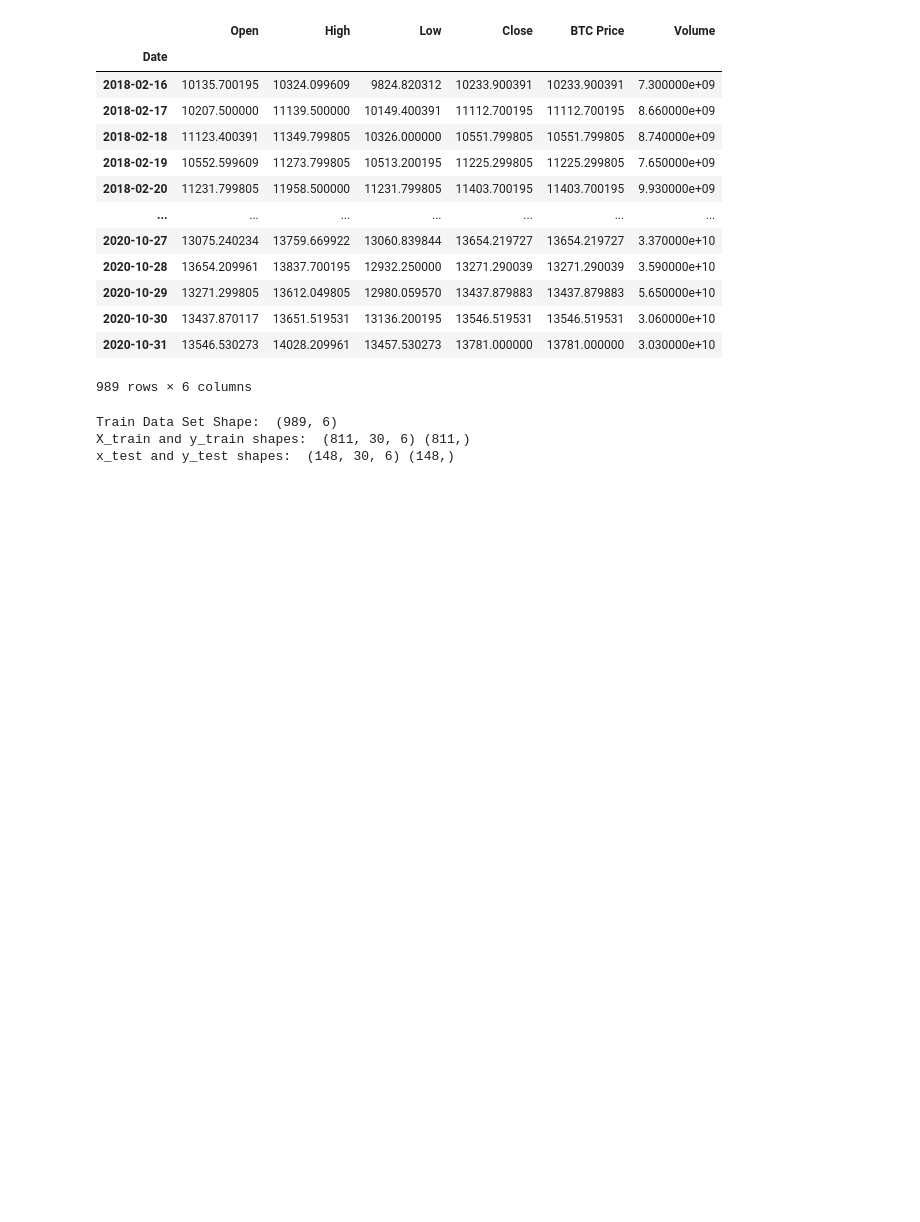
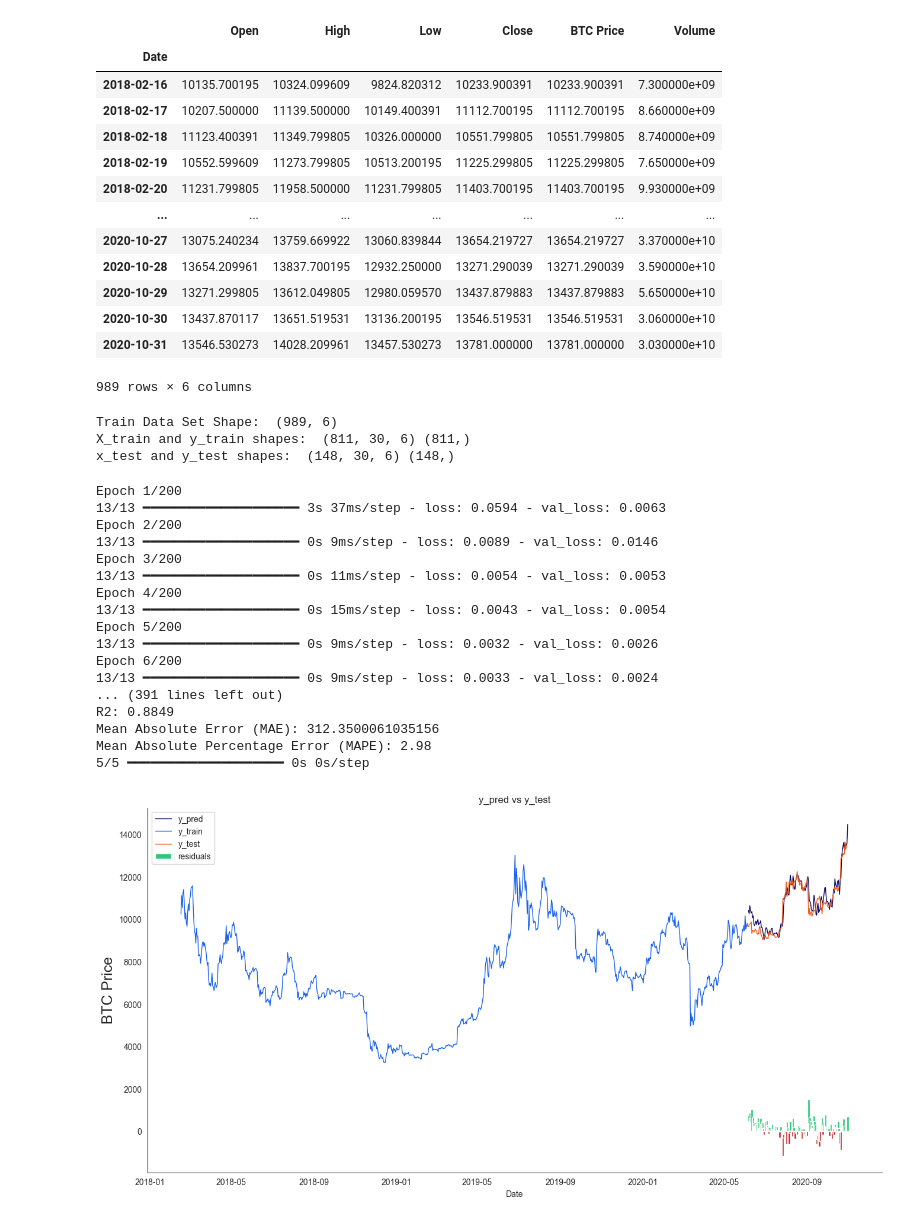
Before and after one commit to parhamde/On-Chain-Anlaytics, a Jupyter notebook: models/CNN_Training_with_On_Chain.ipynb, the cells around one changed output. Drawn from its saved outputs; the diff is of its cells as text; code cells hidden in the pictures; blank space fills up the shorter version.

Commit message:
Model training: model.fit() trains the model on the training data (x_train, y_train) for 200 epochs with a batch size of 64, using x_test and y_test for validation.
Predictions: The model makes predictions on both training and testing data with model.predict(), and the total execution time is printed.

Inverse scaling: The predicted (y_train_pred, y_test_pred) and actual (y_train_unscaled, y_test_unscaled) values are converted back to their original scale using inverse_transform.

Evaluation metrics:

R² score is calculated and printed.

Mean Absolute Error (MAE) and Mean Absolute Percentage Error (MAPE) are computed and displayed.

Data preparation for comparison:

Actual y_train and y_test data are placed into train and valid DataFrames.

Predicted values are added to valid, and residuals (differences between actual and predicted values) are calculated.

Combining data and filtering:

The train and valid DataFrames are merged into df_union, and df_union_zoom filters the data from a specified start date for visualization.

Visualization:

A line plot using sns.lineplot shows actual (y_test) and predicted (y_pred) prices.

A bar plot visualizes residuals, with positive residuals in green and negative in red.

The plot includes titles, axis labels, and color settings, and is displayed with plt.show().

This code helps assess the model's predictive performance by visualizing and analyzing actual vs. predicted results.

```diff
--- a/models/CNN_Training_with_On_Chain.ipynb
+++ b/models/CNN_Training_with_On_Chain.ipynb
@@ -110,3 +110,77 @@ model.add(Dense(1))  # Assuming you want to predict a single value
 # Compile the model
 start_time = time.time()
 model.compile(optimizer='adam', loss='mse')
+# %%
+history = model.fit(x_train, y_train, batch_size=64, epochs=200, validation_data=(x_test, y_test), verbose=1)
+
+# Evaluate the model
+y_train_pred = model.predict(x_train)
+y_test_pred = model.predict(x_test)
+print("--- %s seconds ---" % (time.time() - start_time))
+
+# Inverse scaling on the predictions
+y_train_pred = scaler_pred.inverse_transform(y_train_pred)
+y_test_pred = scaler_pred.inverse_transform(y_test_pred)
+y_train_unscaled = scaler_pred.inverse_transform(y_train.reshape(-1, 1))
+y_test_unscaled = scaler_pred.inverse_transform(y_test.reshape(-1, 1))
+
+# Calculate evaluation metrics
+r2 = r2_score(y_test_unscaled, y_test_pred)
+print(f'R2: {np.round(r2, 4)}')
+
+MAE = mean_absolute_error(y_test_unscaled, y_test_pred)
+print(f'Mean Absolute Error (MAE): {np.round(MAE, 2)}')
+
+MAPE = np.mean((np.abs(np.subtract(y_test_unscaled, y_test_pred) / y_test_unscaled))) * 100
+print(f'Mean Absolute Percentage Error (MAPE): {np.round(MAPE, 2)}')
+
+# The date from which on the date is displayed
+display_start_date = "2018-01-01"
+
+# Add the difference between the valid and predicted prices
+train = pd.DataFrame(train_df_ext['BTC Price'][:train_data_len + 1]).rename(columns={'BTC Price': 'y_train'})
+valid = pd.DataFrame(train_df_ext['BTC Price'][train_data_len:]).rename(columns={'BTC Price': 'y_test'})
+
+# Get the predicted values from the model
+y_pred = model.predict(x_test)
+predictions_unscaled = scaler_pred.inverse_transform(y_pred.reshape(-1, 1))
+valid.insert(1, "y_pred", predictions_unscaled, True)
+
+valid.insert(1, "residuals", valid["y_pred"] - valid["y_test"], True)
+df_union = pd.concat([train, valid])
+
+# Zoom in to a closer timeframe
+df_union_zoom = df_union[df_union.index > display_start_date]
+
+# Create the lineplot
+fig, ax1 = plt.subplots(figsize=(16, 8))
+plt.title("y_pred vs y_test")
+plt.ylabel("BTC Price", fontsize=18)
+sns.set_palette(["#090364", "#1960EF", "#EF5919"])
+sns.lineplot(data=df_union_zoom[['y_pred', 'y_train', 'y_test']], linewidth=1.0, dashes=False, ax=ax1)
+
+# Create the bar plot with the differences
+df_sub = ["#2BC97A" if x > 0 else "#C92B2B" for x in df_union_zoom["residuals"].dropna()]
+ax1.bar(height=df_union_zoom['residuals'].dropna(), x=df_union_zoom['residuals'].dropna().index, width=3, label='residuals', color=df_sub)
+
+plt.legend()
+plt.show()
+# %% [output]
+Epoch 1/200
+13/13 ━━━━━━━━━━━━━━━━━━━━ 3s 37ms/step - loss: 0.0594 - val_loss: 0.0063
+Epoch 2/200
+13/13 ━━━━━━━━━━━━━━━━━━━━ 0s 9ms/step - loss: 0.0089 - val_loss: 0.0146
+Epoch 3/200
+13/13 ━━━━━━━━━━━━━━━━━━━━ 0s 11ms/step - loss: 0.0054 - val_loss: 0.0053
+Epoch 4/200
+13/13 ━━━━━━━━━━━━━━━━━━━━ 0s 15ms/step - loss: 0.0043 - val_loss: 0.0054
+Epoch 5/200
+13/13 ━━━━━━━━━━━━━━━━━━━━ 0s 9ms/step - loss: 0.0032 - val_loss: 0.0026
+Epoch 6/200
+13/13 ━━━━━━━━━━━━━━━━━━━━ 0s 9ms/step - loss: 0.0033 - val_loss: 0.0024
+... (391 lines left out)
+R2: 0.8849
+Mean Absolute Error (MAE): 312.3500061035156
+Mean Absolute Percentage Error (MAPE): 2.98
+5/5 ━━━━━━━━━━━━━━━━━━━━ 0s 0s/step
+[figure, added]
```
